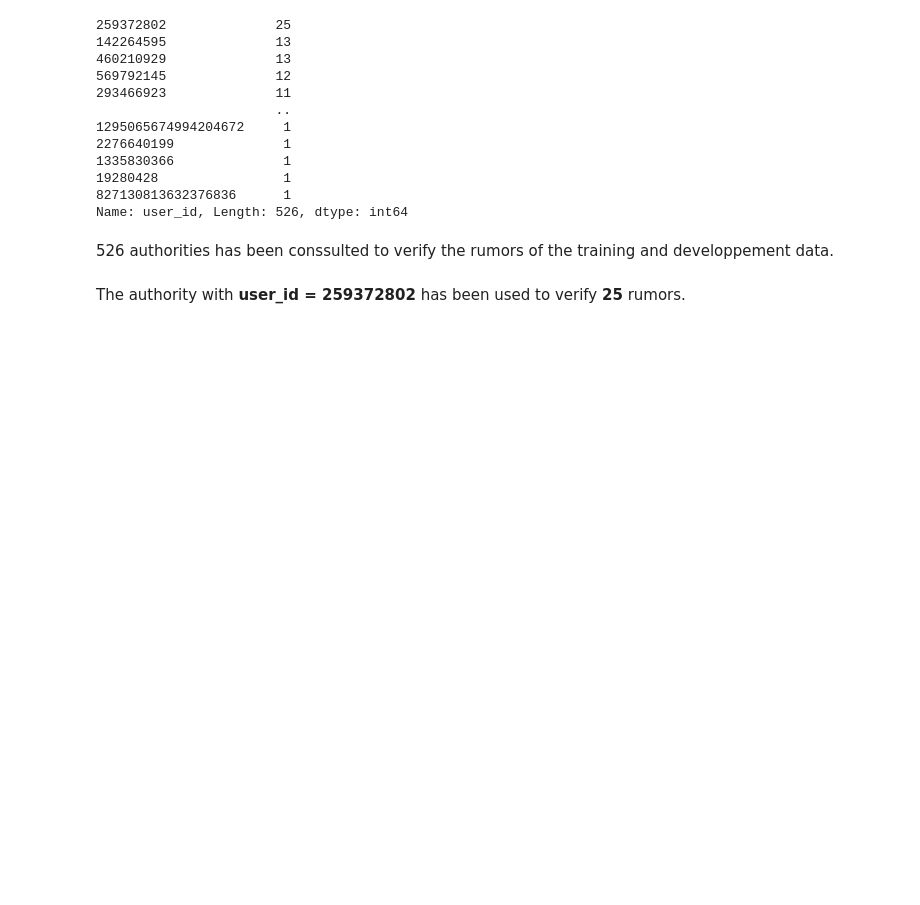
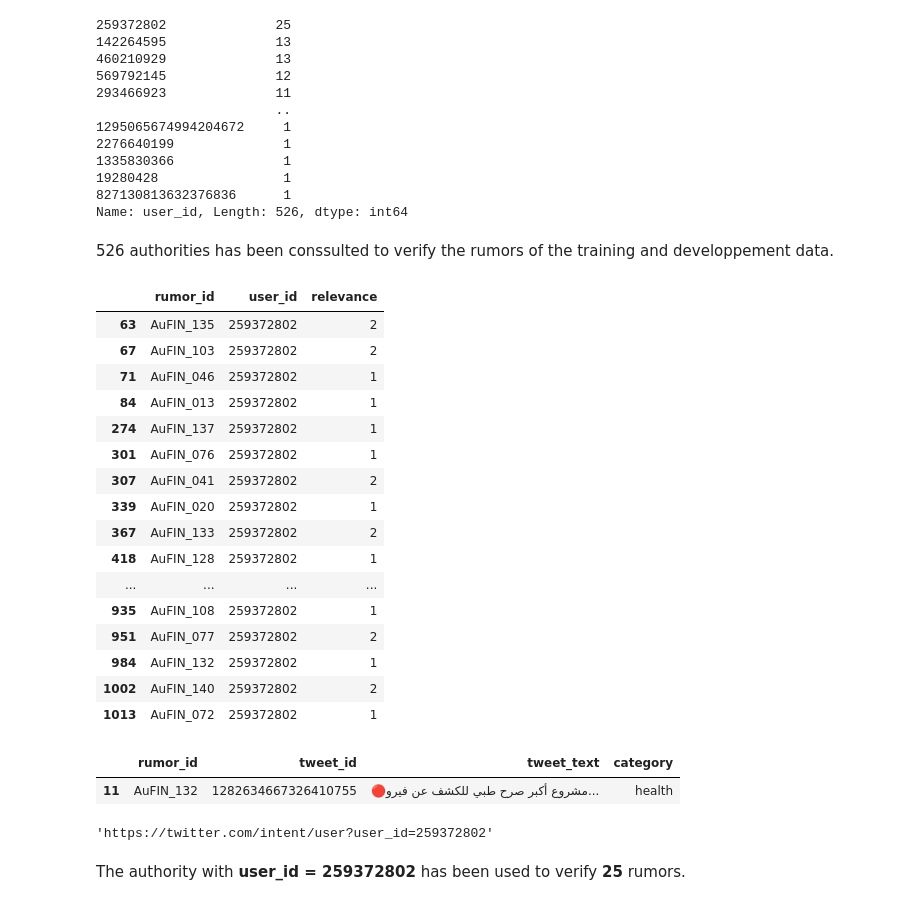
Before and after one commit to GharafiHamza/AINoLoPs, a Jupyter notebook: data-analysis/data-vis.ipynb, the cells around one changed output. Saved outputs shown, nothing was run; the diff lists cells and outputs as text; code cells hidden in the pictures; blank space fills up the shorter version.

```diff
--- a/data-analysis/data-vis.ipynb
+++ b/data-analysis/data-vis.ipynb
@@ -8,9 +8,9 @@ import os
 # %% [markdown]
 ## Preparing data as Dataframe objecs
 # %%
-path_train_rumors = "..\\data\\subtask-5A-arabic\\train_rumors.json"
-path_dev_rumors = "..\\data\\subtask-5A-arabic\\dev_rumors.json"
-path_relevance_judgments = "..\\data\\subtask-5A-arabic\\relevance_judgments.txt"
+path_train_rumors = "train_rumors.json"
+path_dev_rumors = "dev_rumors.json"
+path_relevance_judgments = "relevance_judgments.txt"
 # %%
 def read_json_file(path):
     f = open(path , encoding="utf8")
@@ -180,6 +164,37 @@ relevance_data["user_id"].value_counts()
 Name: user_id, Length: 526, dtype: int64
 # %% [markdown]
 526 authorities has been conssulted to verify the rumors of the training and developpement data.
+# %%
+relevance_data[relevance_data["user_id"] == "259372802"]
+# %% [output]
+|  | rumor_id | user_id | relevance |
+| 63 | AuFIN_135 | 259372802 | 2 |
+| 67 | AuFIN_103 | 259372802 | 2 |
+| 71 | AuFIN_046 | 259372802 | 1 |
+| 84 | AuFIN_013 | 259372802 | 1 |
+| 274 | AuFIN_137 | 259372802 | 1 |
+| 301 | AuFIN_076 | 259372802 | 1 |
+| 307 | AuFIN_041 | 259372802 | 2 |
+| 339 | AuFIN_020 | 259372802 | 1 |
+| 367 | AuFIN_133 | 259372802 | 2 |
+| 418 | AuFIN_128 | 259372802 | 1 |
+| ... | ... | ... | ... |
+| 935 | AuFIN_108 | 259372802 | 1 |
+| 951 | AuFIN_077 | 259372802 | 2 |
+| 984 | AuFIN_132 | 259372802 | 1 |
+| 1002 | AuFIN_140 | 259372802 | 2 |
+| 1013 | AuFIN_072 | 259372802 | 1 |
+# %%
+rumors[rumors["rumor_id"] == "AuFIN_132"]
+# %% [output]
+|  | rumor_id | tweet_id | tweet_text | category |
+| 11 | AuFIN_132 | 1282634667326410755 | 🔴مشروع أكبر صرح طبي للكشف عن فيرو... | health |
+# %%
+user_id = "259372802"  #copy the user_id of the authority
+link = "https://twitter.com/intent/user?user_id="+user_id
+link
+# %% [output]
+'https://twitter.com/intent/user?user_id=259372802'
 # %% [markdown]
 The authority with **user_id = 259372802** has been used to verify **25** rumors.
 # %%
```
Also changed, not shown: parts of 27 cells of this notebook.
